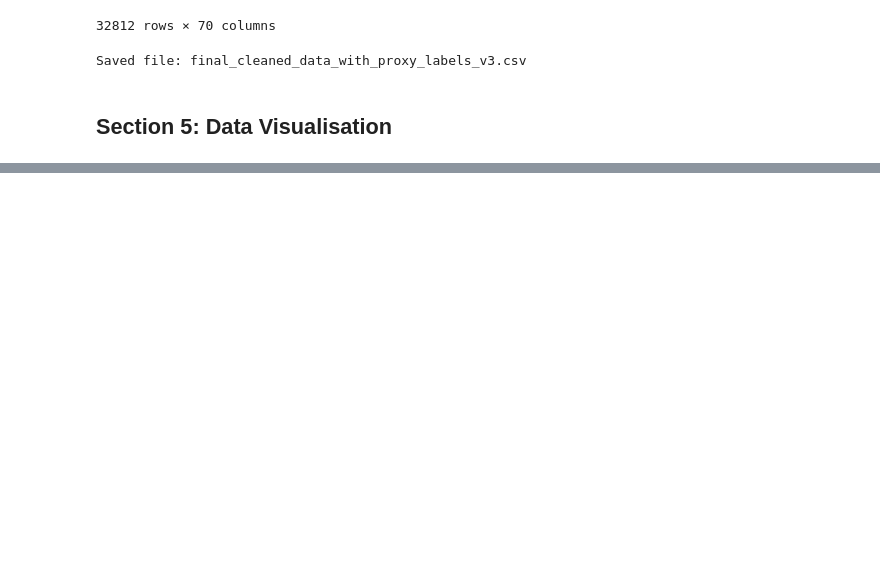
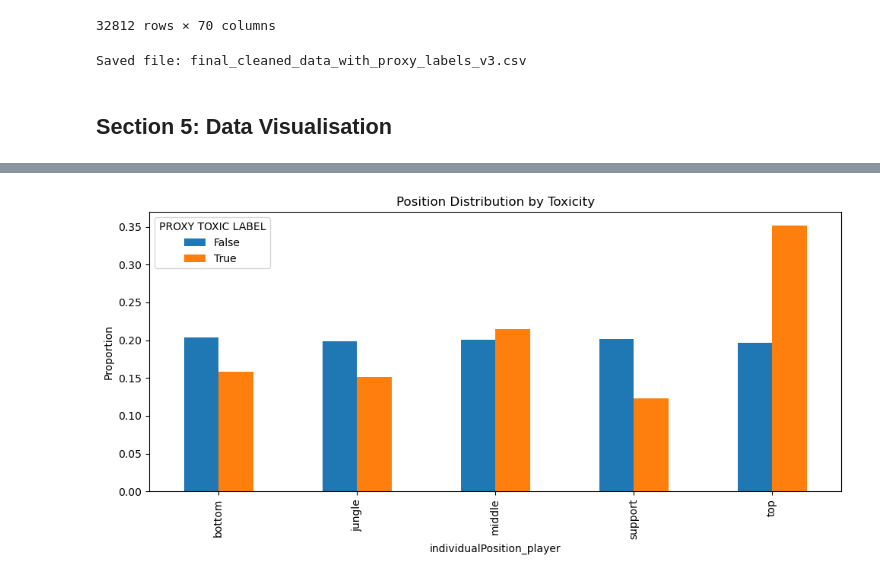
Before and after one commit to lybytes/lol-toxicity-analysis, a Jupyter notebook: ST445_Project_Main v2.ipynb, the cells around one changed output, grey strips where cells are left out. Drawn from its saved outputs; the diff is of its cells as text; code cells hidden in the pictures; blank space fills up the shorter version.

```diff
--- a/ST445_Project_Main v2.ipynb
+++ b/ST445_Project_Main v2.ipynb
@@ -1307,0 +1380,14 @@ df_full_clean = pd.read_csv('final_cleaned_data_with_proxy_labels_v3.csv')
+# %%
+# Toxic behavior by position: top is most toxic
+# SHOULD CALCULATE TOXICITY RATE OF EACH POSITION TOO !!!! !!!!!
+ct = pd.crosstab(df_full_clean['individualPosition_player'],
+                 df_full_clean['PROXY TOXIC LABEL'],
+                 normalize='columns')
+
+ax = ct.plot(kind='bar', figsize=(10, 5))
+ax.set_title('Position Distribution by Toxicity')
+ax.set_ylabel('Proportion')
+
+plt.tight_layout()
+# %% [output]
+[figure, added]
```
Also changed, not shown: parts of 8 cells of this notebook.
